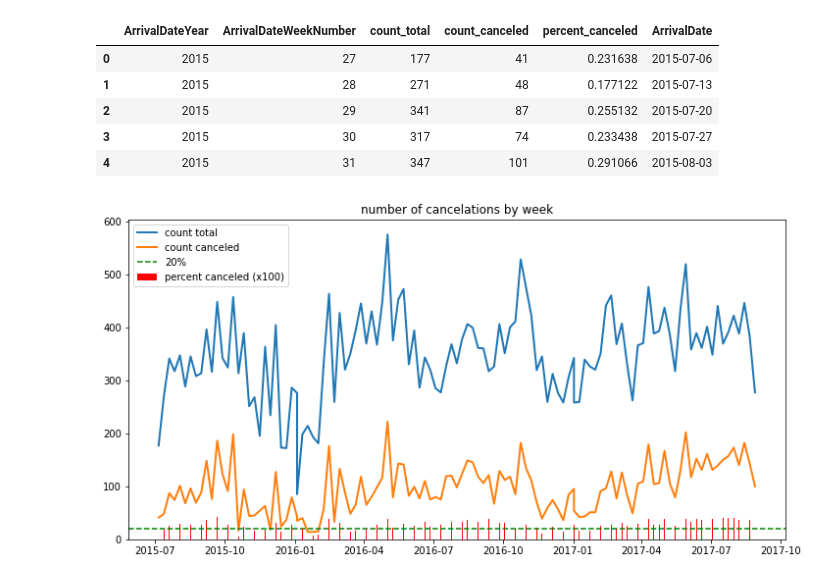
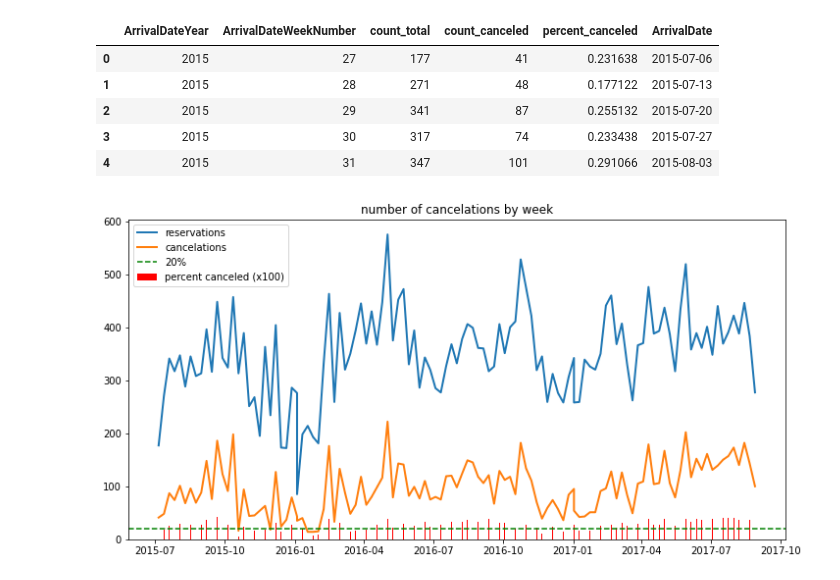
Before and after one commit to zbenmo/time-series-modeling-with-tensorflow-probability, a Jupyter notebook: Part-I-Hotel Cancelations.ipynb, the cells around one changed output. Saved outputs shown, nothing was run; the diff lists cells and outputs as text; code cells hidden in the pictures.

```diff
--- a/Part-I-Hotel Cancelations.ipynb
+++ b/Part-I-Hotel Cancelations.ipynb
@@ -22,7 +22,7 @@ h1_df.head()
 # %%
 time_series_h1 = h1_df.groupby(['ArrivalDateYear', 'ArrivalDateWeekNumber']).agg(
     count_total=('IsCanceled', 'count'),
-    count_canceled=('IsCancelled', 'sum'),
+    count_canceled=('IsCanceled', 'sum'),
     percent_canceled=('IsCanceled', 'mean')).reset_index()
 # %%
 time_series_h1.head()
@@ -63,16 +63,16 @@ time_series_h1.head()
 # %%
 # plt.plot()
 fig = plt.figure(figsize=(12, 6))
 ax = fig.add_subplot(1, 1, 1)
-ax.plot(time_series_h1['ArrivalDate'], time_series_h1['count_total'], lw=2, label="count total")
-ax.plot(time_series_h1['ArrivalDate'], time_series_h1['count_canceled'], lw=2, label="count canceled")
+ax.plot(time_series_h1['ArrivalDate'], time_series_h1['count_total'], lw=2, label="reservations")
+ax.plot(time_series_h1['ArrivalDate'], time_series_h1['count_canceled'], lw=2, label="cancelations")
 ax.bar(time_series_h1['ArrivalDate'], time_series_h1['percent_canceled'] * 100, lw=2, color='r', label="percent canceled (x100)")
 ax.axhline(20, color='g', linestyle="--", label='20%')
 year_loc = mdates.MonthLocator(interval=3)
 year_fmt = mdates.DateFormatter('%Y-%m')
 ax.xaxis.set_major_locator(year_loc)
 ax.xaxis.set_major_formatter(year_fmt)
 plt.legend()
 plt.title('number of cancelations by week');
 # %% [output]
-[figure, old version]
+[figure, new version]
```
Also changed, not shown: parts of 5 cells of this notebook.
